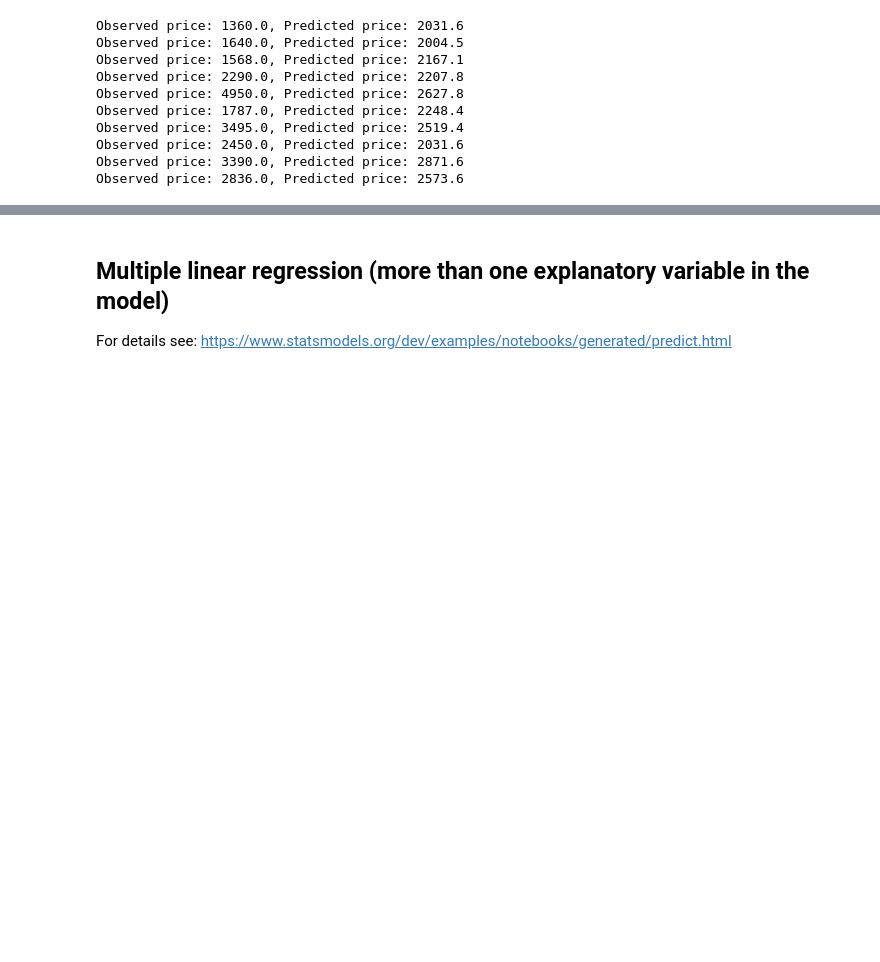
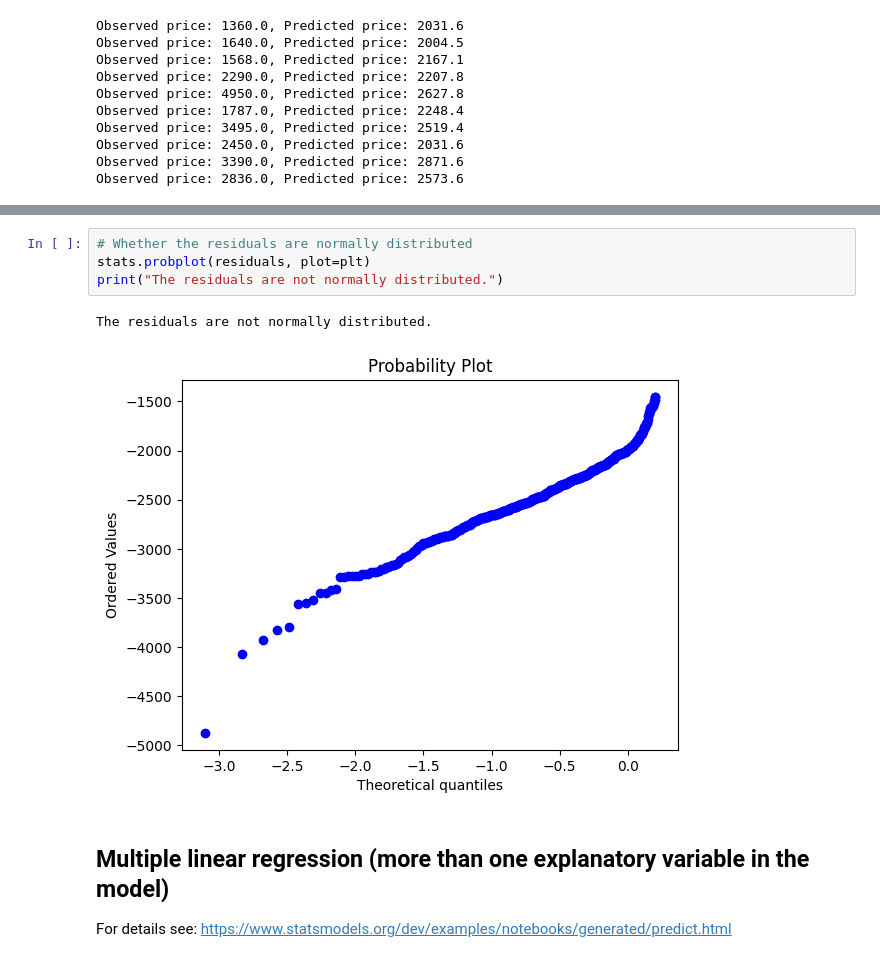
Before and after one commit to YaChiYang17/data_analytics, a Jupyter notebook: Week_08/linear_regression.ipynb, the cells around one changed output, grey strips where cells are left out. Saved outputs shown, nothing was run; the diff lists cells and outputs as text; blank space fills up the shorter version.

```diff
--- a/Week_08/linear_regression.ipynb
+++ b/Week_08/linear_regression.ipynb
@@ -234,3 +335,10 @@ Observed price: 2836.0, Predicted price: 2573.6
+# %%
+# Whether the residuals are normally distributed
+stats.probplot(residuals, plot=plt)
+print("The residuals are not normally distributed.")
+# %% [output]
+The residuals are not normally distributed.
+[figure, added]
 # %% [markdown]
 ## Multiple linear regression (more than one explanatory variable in the model)
 For details see: https://www.statsmodels.org/dev/examples/notebooks/generated/predict.html
```
Also changed, not shown: parts of 11 cells of this notebook, 3 other files.
